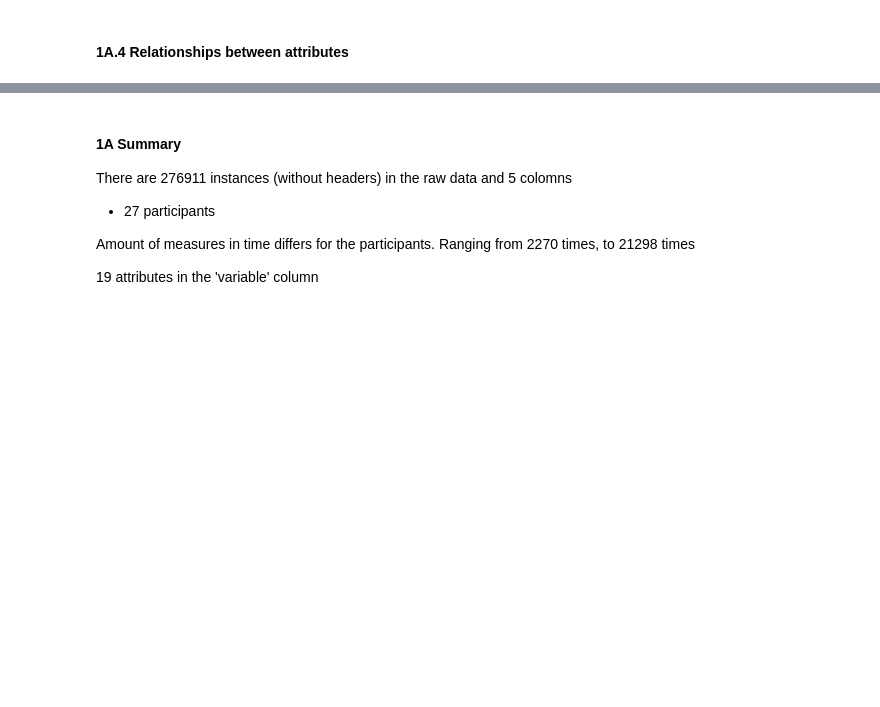
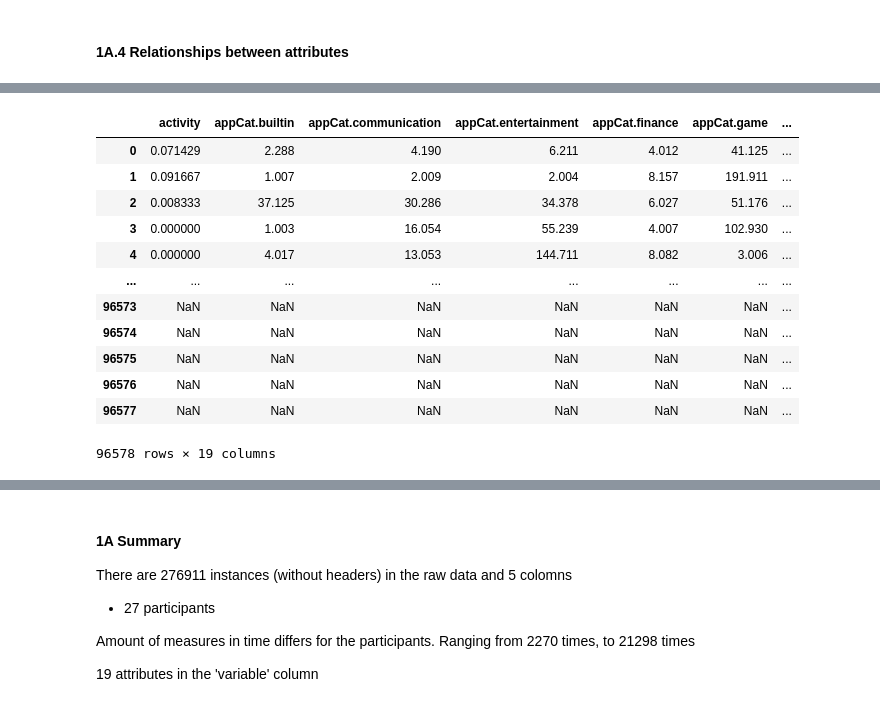
Before and after one commit to realysi/Data-Mining-Techniques-2026, a Jupyter notebook: Assignment1.ipynb, the cells around one changed output, grey strips where cells are left out. Saved outputs shown, nothing was run; the diff lists cells and outputs as text; code cells hidden in the pictures; blank space fills up the shorter version.

```diff
--- a/Assignment1.ipynb
+++ b/Assignment1.ipynb
@@ -223,0 +277,28 @@ for variable in df_mood.variable.unique():
+# %%
+df_var_val = df_mood_filt.iloc[:, [3,4]]
+# df_var_val
+# new_df = pd.pivot(data = df_var_val, index = 'value', columns = 'variable', values = 'value')
+# new_df
+
+df_pivoted = df_var_val.pivot_table(index=df_var_val.groupby('variable').cumcount(),
+                             columns='variable',
+                             values='value')
+
+df_pivoted.columns.name = None
+df_pivoted = df_pivoted.reset_index(drop=True)
+
+df_pivoted
+# %% [output]
+|  | activity | appCat.builtin | appCat.communication | appCat.entertainment | appCat.finance | appCat.game | ... |
+| 0 | 0.071429 | 2.288 | 4.190 | 6.211 | 4.012 | 41.125 | ... |
+| 1 | 0.091667 | 1.007 | 2.009 | 2.004 | 8.157 | 191.911 | ... |
+| 2 | 0.008333 | 37.125 | 30.286 | 34.378 | 6.027 | 51.176 | ... |
+| 3 | 0.000000 | 1.003 | 16.054 | 55.239 | 4.007 | 102.930 | ... |
+| 4 | 0.000000 | 4.017 | 13.053 | 144.711 | 8.082 | 3.006 | ... |
+| ... | ... | ... | ... | ... | ... | ... | ... |
+| 96573 | NaN | NaN | NaN | NaN | NaN | NaN | ... |
+| 96574 | NaN | NaN | NaN | NaN | NaN | NaN | ... |
+| 96575 | NaN | NaN | NaN | NaN | NaN | NaN | ... |
+| 96576 | NaN | NaN | NaN | NaN | NaN | NaN | ... |
+| 96577 | NaN | NaN | NaN | NaN | NaN | NaN | ... |
+96578 rows × 19 columns
```
Also changed, not shown: parts of 8 cells of this notebook.
